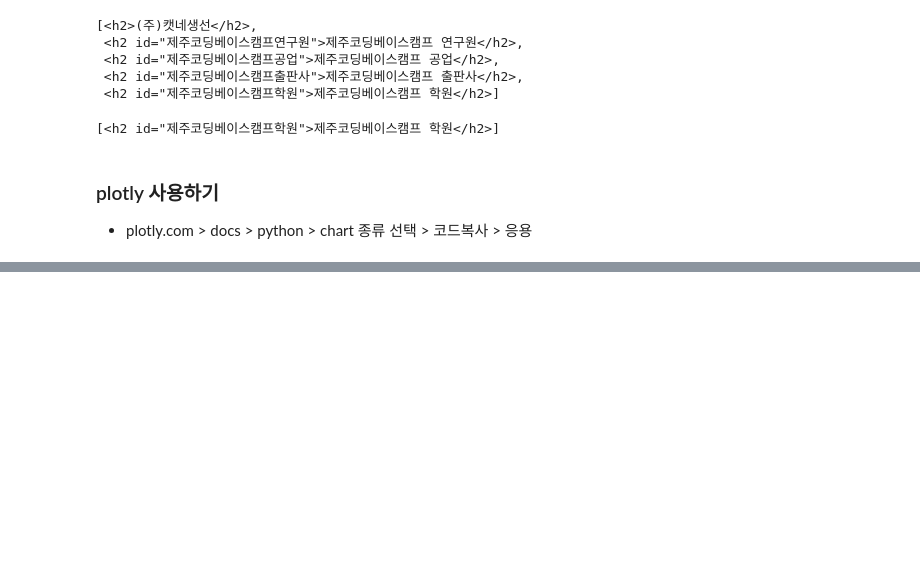
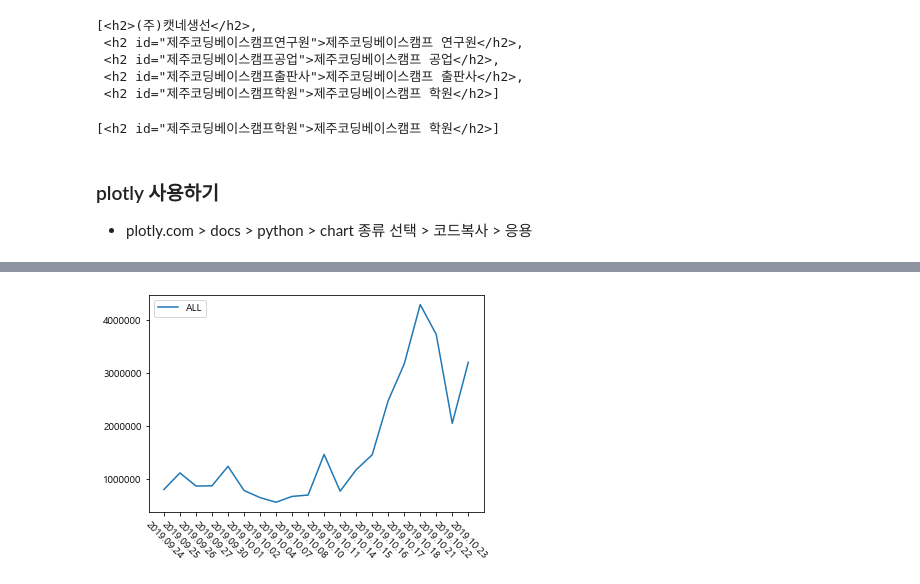
Before and after one commit to dkdlel6887/codingtest_preparing, a Jupyter notebook: xlsxwriter_study/webcrawling.ipynb, the cells around one changed output, grey strips where cells are left out. Drawn from its saved outputs; the diff is of its cells as text; code cells hidden in the pictures; blank space fills up the shorter version.

```diff
--- a/xlsxwriter_study/webcrawling.ipynb
+++ b/xlsxwriter_study/webcrawling.ipynb
@@ -322,0 +476,16 @@ soup.select('.main > #제주코딩베이스캠프학원')
+# %%
+import matplotlib as mpl
+import matplotlib.pyplot as plt
+import matplotlib.ticker as ticker
+
+fig, ax = plt.subplots()
+ax.plot(df2.index,df2['총 거래량'],label = 'ALL')
+ax.legend()
+
+plt.xticks(rotation=-45)
+ax.yaxis.set_major_locator(ticker.MultipleLocator(1000000))
+current_values = plt.gca().get_yticks()
+plt.gca().set_yticklabels(['{:.0f}'.format(x) for x in current_values])
+plt.show()
+# %% [output]
+[figure, added]
```
Also changed, not shown: parts of 11 cells of this notebook.
